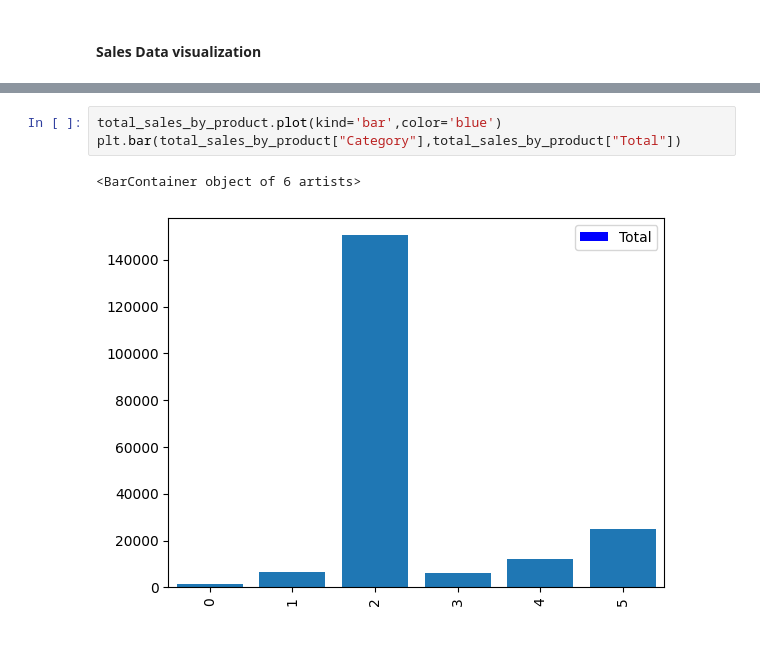
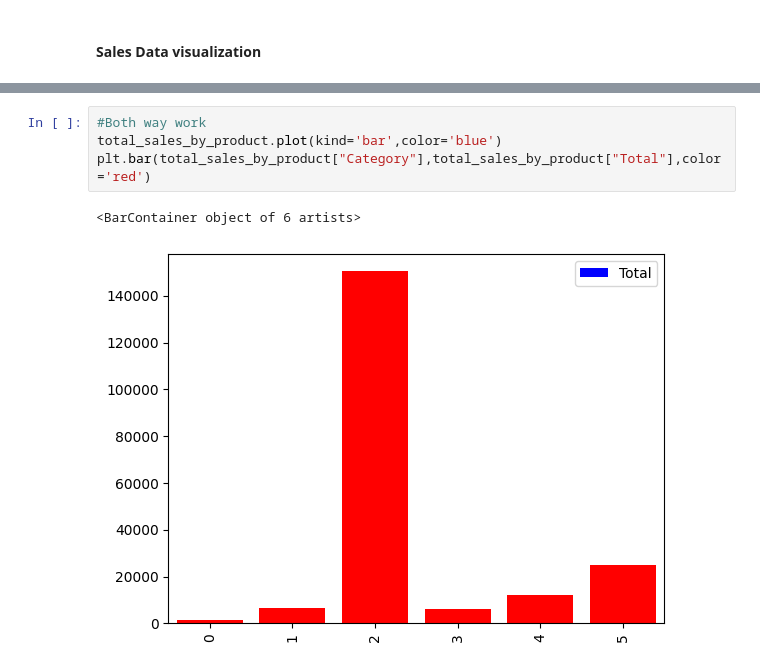
Before and after one commit to Adi1504dev/MachineLearning, a Jupyter notebook: 1 Python/4 Data Analysis/a5_matplotlib.ipynb, the cells around one changed output, grey strips where cells are left out. Cells and saved outputs as stored; diff of their text form.

```diff
--- a/1 Python/4 Data Analysis/a5_matplotlib.ipynb
+++ b/1 Python/4 Data Analysis/a5_matplotlib.ipynb
@@ -171,6 +177,7 @@ total_sales_by_product=total_sales_by_product.reset_index()
 # %%
+#Both way work
 total_sales_by_product.plot(kind='bar',color='blue')
-plt.bar(total_sales_by_product["Category"],total_sales_by_product["Total"])
+plt.bar(total_sales_by_product["Category"],total_sales_by_product["Total"],color='red')
 # %% [output]
 <BarContainer object of 6 artists>
-[figure, old version]
+[figure, new version]
```
Also changed, not shown: parts of 5 cells of this notebook, 40 other files.
